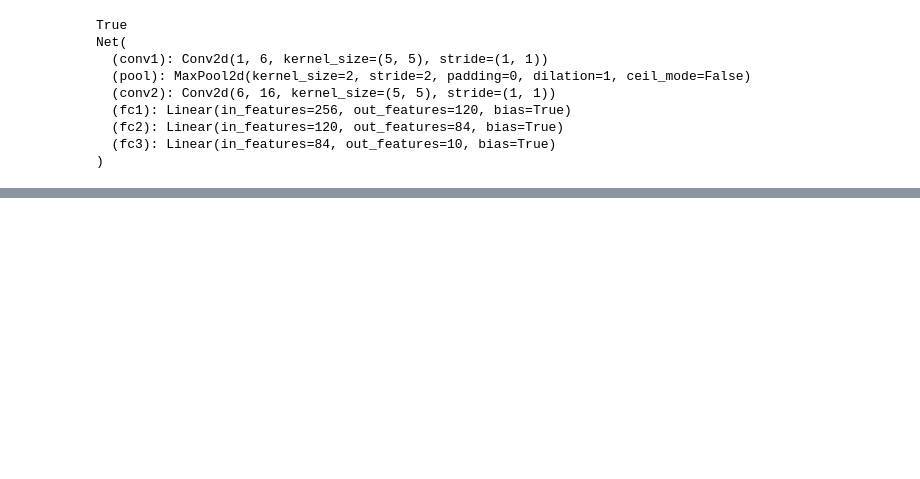
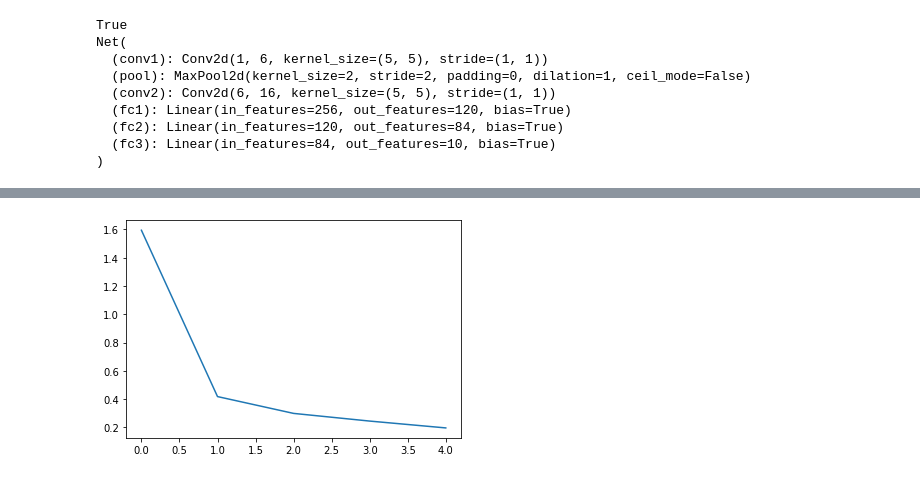
Before and after one commit to Kelvinyu1117/pytorch-snippets, a Jupyter notebook: mnist_training/notes.ipynb, the cells around one changed output, grey strips where cells are left out. Cells and saved outputs as stored; diff of their text form; code cells hidden in the pictures; blank space fills up the shorter version.

```diff
--- a/mnist_training/notes.ipynb
+++ b/mnist_training/notes.ipynb
@@ -79,14 +80,14 @@ class Net(nn.Module):
 # %%
 # parameter
 learning_rate = 0.001 # learning rate
-n_epoch = 20
-momentum = 0.9
+n_epoch = 5
+
 use_gpu = torch.cuda.is_available()
 
 # model creation
 net = Net().cuda() if(use_gpu) else Net()
 criterion = nn.CrossEntropyLoss() # loss function
-optimizer = optim.SGD(net.parameters(), lr=learning_rate, momentum=momentum) # optimizer
+optimizer = optim.Adam(net.parameters()) # optimizer
 
 
 print(use_gpu)
@@ -160,17 +161,18 @@ def train(n_epoch, use_gpu):
             _, pred = torch.max(outputs.data, 1)
             testing_correct += torch.sum(pred == labels.data)
 
-        print("Loss: {:.4f}, Train Accuracy: {:.4f}%, Test Accuracy: {:.4f}"
+        n_train_samples = len(train_loader) * batch_size
+        n_test_samples = len(test_loader) * batch_size
+        print("Loss: {:.4f}, Train Accuracy: {:.4f}%, Test Accuracy: {:.4f}%"
             .format(running_loss/(len(train_loader) * batch_size),
-                    100 * running_correct/(len(train_loader) * batch_size),
-                    100 * testing_correct/(len(test_loader) * batch_size)
+                    100 * running_correct.item() / n_train_samples,
+                    100 * testing_correct.item() / n_test_samples
             ))
 
-        stats["training_loss"].append(running_loss/(len(train_loader) * batch_size))
-        stats["training_accuracy"].append(running_correct/(len(train_loader)  * batch_size))
-        stats["testing_accuracy"].append(testing_correct/(len(test_loader)  * batch_size))
+        stats["training_loss"].append(running_loss/n_test_samples)
+        stats["training_accuracy"].append(running_correct.item()/n_train_samples)
+        stats["testing_accuracy"].append(testing_correct.item()/n_test_samples)
 
-    torch.save(model.state_dict(), './model/')
+        torch.save(net.state_dict(), "./model/model.pkl")
+
     return stats
-# %%
-train(3, use_gpu)
@@ -204,0 +179,2 @@ tensor(99, device='cuda:0')
+# %%
+stats = train(n_epoch, use_gpu)
@@ -204,0 +197,6 @@ tensor(99, device='cuda:0')
+# %%
+# plot the training loss
+plt.plot(stats["training_loss"])
+plt.show()
+# %% [output]
+[figure, added]
```
Also changed, not shown: parts of 6 cells of this notebook, 1 other file.
